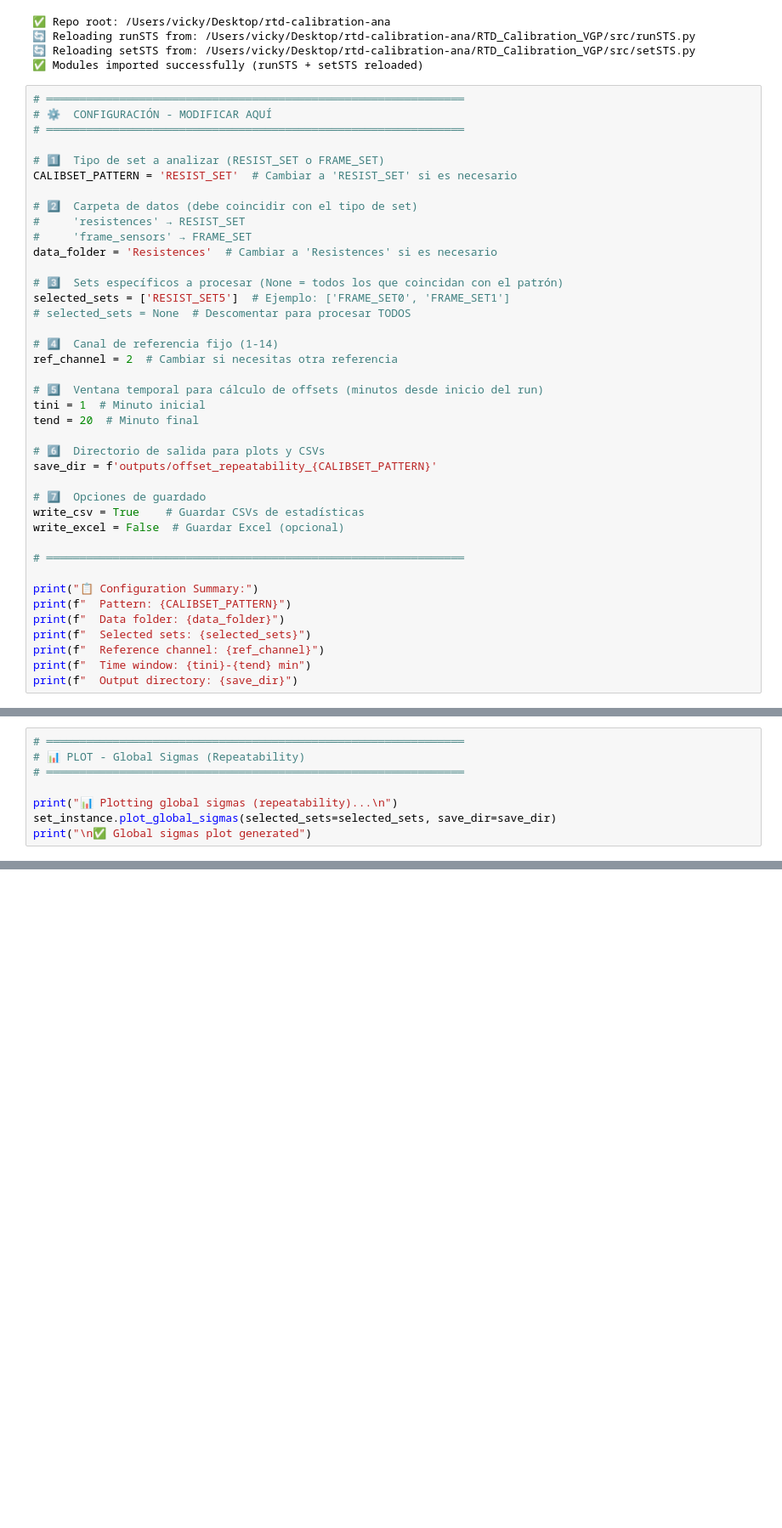
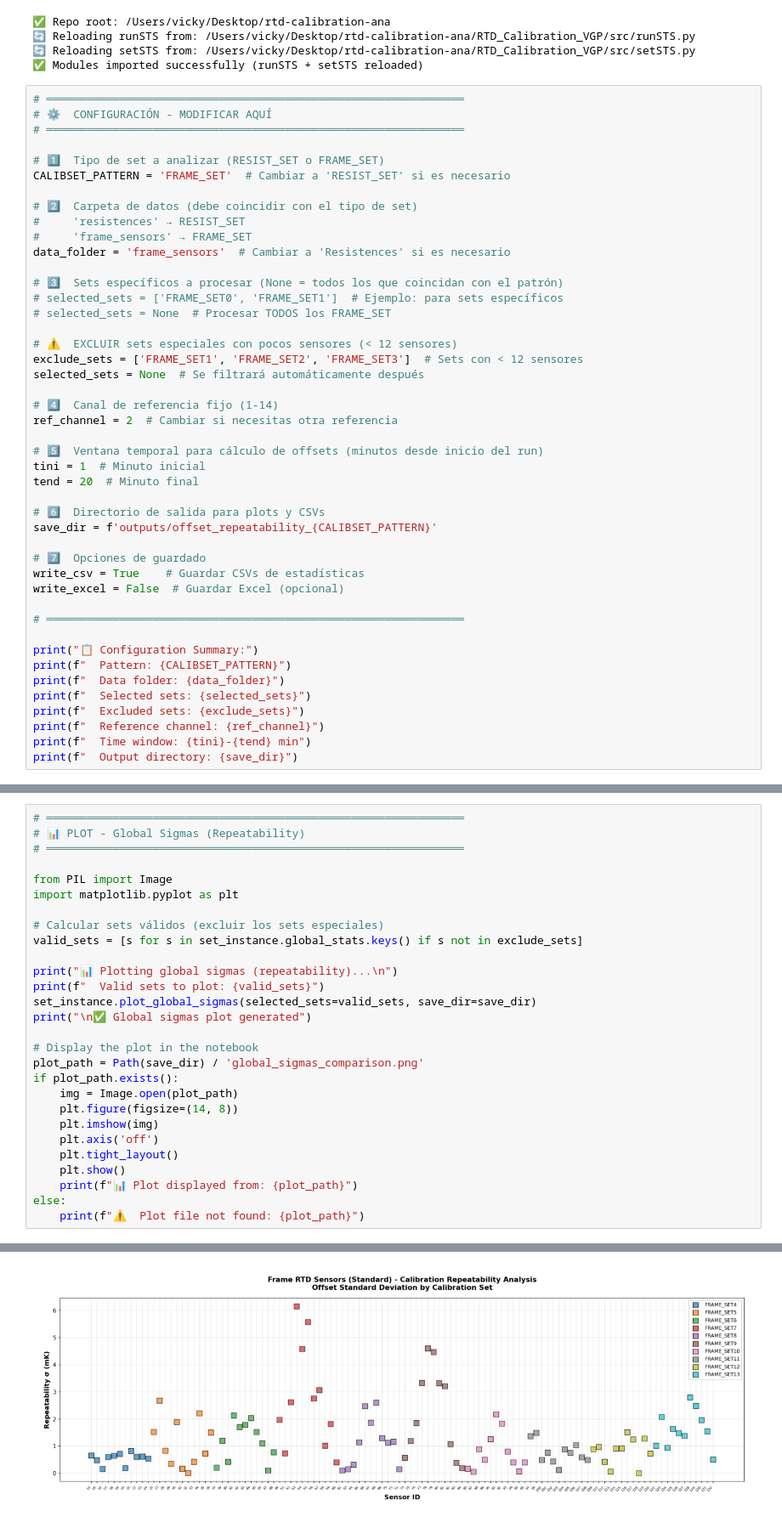
Before and after one commit to garpol/rtd-calibration-ana, a Jupyter notebook: RTD_Calibration_VGP/notebooks/SET_STS_BUENO.ipynb, the cells around one changed output, grey strips where cells are left out. Shown at 85% size. Cells and saved outputs as stored; diff of their text form; blank space fills up the shorter version.

```diff
--- a/RTD_Calibration_VGP/notebooks/SET_STS_BUENO.ipynb
+++ b/RTD_Calibration_VGP/notebooks/SET_STS_BUENO.ipynb
@@ -80,16 +80,20 @@ print('✅ Modules imported successfully (runSTS + setSTS reloaded)')
 # ═══════════════════════════════════════════════════════════════
 
 # 1️⃣  Tipo de set a analizar (RESIST_SET o FRAME_SET)
-CALIBSET_PATTERN = 'RESIST_SET'  # Cambiar a 'RESIST_SET' si es necesario
+CALIBSET_PATTERN = 'FRAME_SET'  # Cambiar a 'RESIST_SET' si es necesario
 
 # 2️⃣  Carpeta de datos (debe coincidir con el tipo de set)
 #     'resistences' → RESIST_SET
 #     'frame_sensors' → FRAME_SET
-data_folder = 'Resistences'  # Cambiar a 'Resistences' si es necesario
+data_folder = 'frame_sensors'  # Cambiar a 'Resistences' si es necesario
 
 # 3️⃣  Sets específicos a procesar (None = todos los que coincidan con el patrón)
-selected_sets = ['RESIST_SET5']  # Ejemplo: ['FRAME_SET0', 'FRAME_SET1']
-# selected_sets = None  # Descomentar para procesar TODOS
+# selected_sets = ['FRAME_SET0', 'FRAME_SET1']  # Ejemplo: para sets específicos
+# selected_sets = None  # Procesar TODOS los FRAME_SET
+
+# ⚠️  EXCLUIR sets especiales con pocos sensores (< 12 sensores)
+exclude_sets = ['FRAME_SET1', 'FRAME_SET2', 'FRAME_SET3']  # Sets con < 12 sensores
+selected_sets = None  # Se filtrará automáticamente después
 
 # 4️⃣  Canal de referencia fijo (1-14)
 ref_channel = 2  # Cambiar si necesitas otra referencia
@@ -111,6 +115,7 @@ print("📋 Configuration Summary:")
 print(f"  Pattern: {CALIBSET_PATTERN}")
 print(f"  Data folder: {data_folder}")
 print(f"  Selected sets: {selected_sets}")
+print(f"  Excluded sets: {exclude_sets}")
 print(f"  Reference channel: {ref_channel}")
 print(f"  Time window: {tini}-{tend} min")
 print(f"  Output directory: {save_dir}")
@@ -242,9 +287,29 @@ print("\n✅ Global means plot generated")
 # 📊 PLOT - Global Sigmas (Repeatability)
 # ═══════════════════════════════════════════════════════════════
 
+from PIL import Image
+import matplotlib.pyplot as plt
+
+# Calcular sets válidos (excluir los sets especiales)
+valid_sets = [s for s in set_instance.global_stats.keys() if s not in exclude_sets]
+
 print("📊 Plotting global sigmas (repeatability)...\n")
-set_instance.plot_global_sigmas(selected_sets=selected_sets, save_dir=save_dir)
+print(f"  Valid sets to plot: {valid_sets}")
+set_instance.plot_global_sigmas(selected_sets=valid_sets, save_dir=save_dir)
 print("\n✅ Global sigmas plot generated")
+
+# Display the plot in the notebook
+plot_path = Path(save_dir) / 'global_sigmas_comparison.png'
+if plot_path.exists():
+    img = Image.open(plot_path)
+    plt.figure(figsize=(14, 8))
+    plt.imshow(img)
+    plt.axis('off')
+    plt.tight_layout()
+    plt.show()
+    print(f"📊 Plot displayed from: {plot_path}")
+else:
+    print(f"⚠️  Plot file not found: {plot_path}")
 # %% [output]
 📊 Plotting global sigmas (repeatability)...
 
@@ -252,2 +318,3 @@ print("\n✅ Global sigmas plot generated")
 
 ✅ Global sigmas plot generated
+[figure, added]
```
Also changed, not shown: parts of 11 cells of this notebook, 2 other files.
